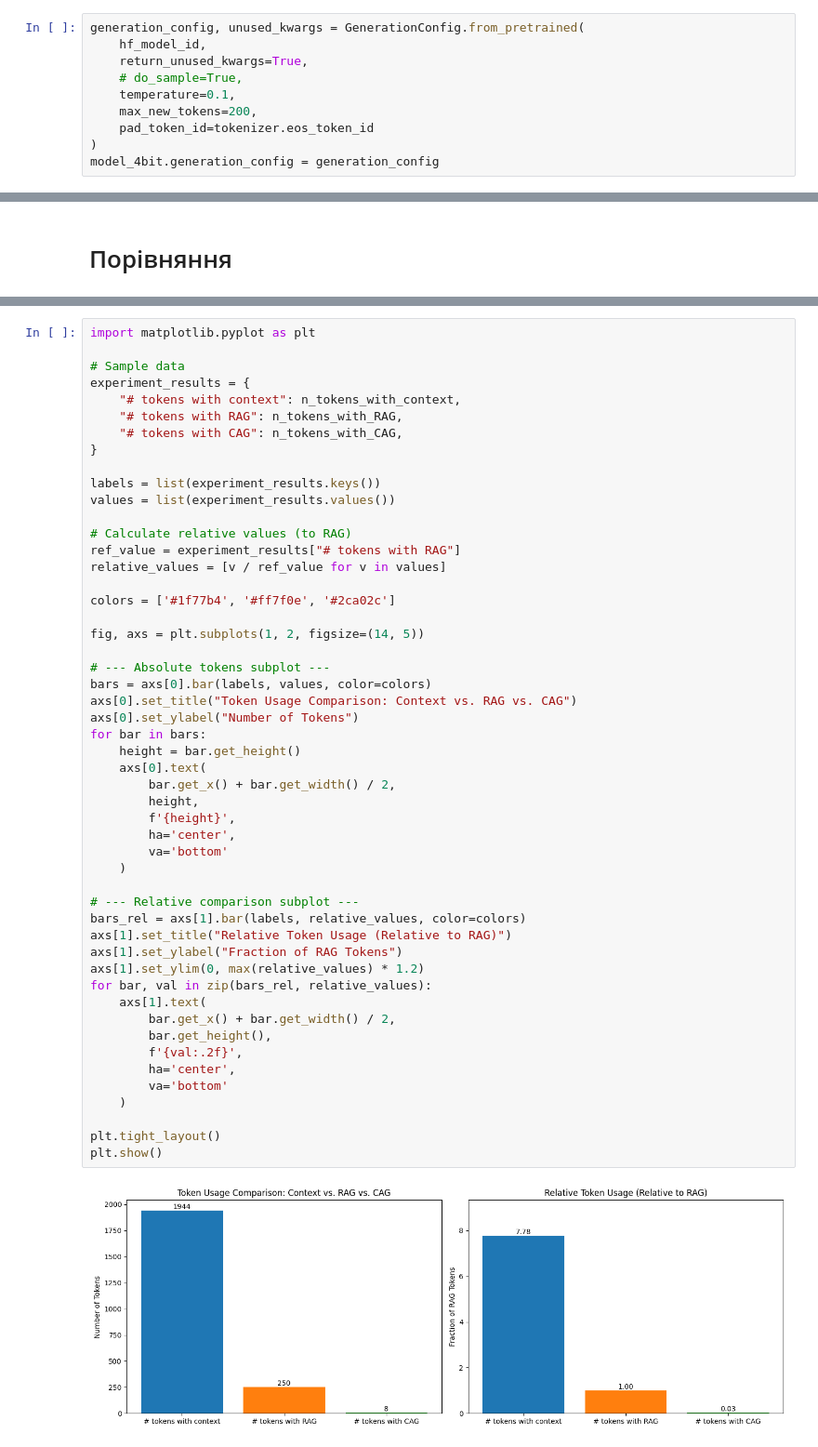
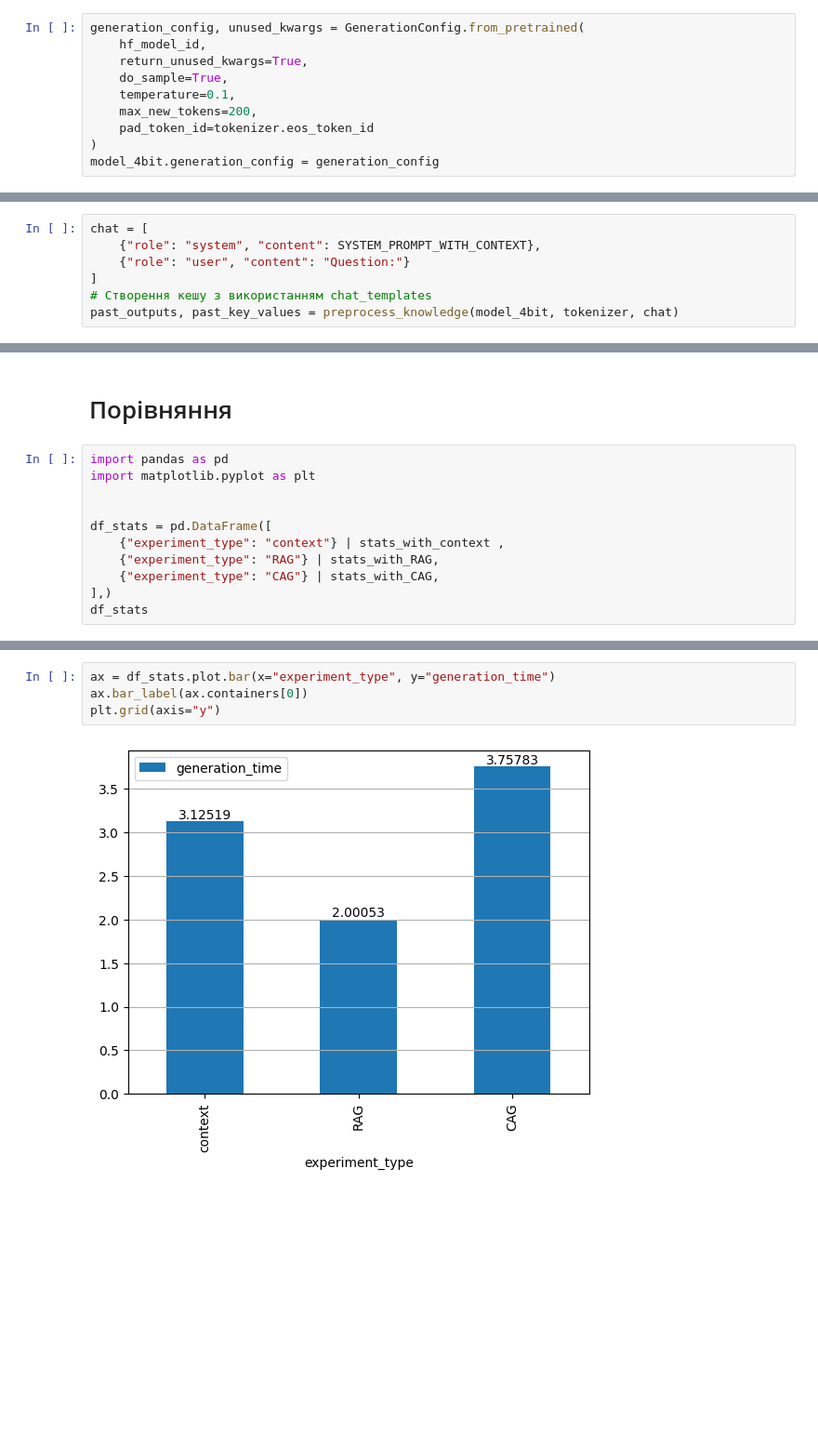
Before and after one commit to Alex2135/RAG_vs_CAG_analysis, a Jupyter notebook: RAG vs CAG with Llama3.1 8b model.ipynb, the cells around one changed output, grey strips where cells are left out. Shown at 93% size. Saved outputs shown, nothing was run; the diff lists cells and outputs as text; blank space fills up the shorter version.

```diff
--- a/RAG vs CAG with Llama3.1 8b model.ipynb
+++ b/RAG vs CAG with Llama3.1 8b model.ipynb
@@ -58,7 +61,7 @@ tokenizer = AutoTokenizer.from_pretrained(hf_model_id, device_map=device)
 generation_config, unused_kwargs = GenerationConfig.from_pretrained(
     hf_model_id,
     return_unused_kwargs=True,
-    # do_sample=True,
+    do_sample=True,
     temperature=0.1,
     max_new_tokens=200,
     pad_token_id=tokenizer.eos_token_id
@@ -481,0 +505,7 @@ print(generated_text)
+# %%
+chat = [
+    {"role": "system", "content": SYSTEM_PROMPT_WITH_CONTEXT},
+    {"role": "user", "content": "Question:"}
+]
+# Створення кешу з використанням chat_templates
+past_outputs, past_key_values = preprocess_knowledge(model_4bit, tokenizer, chat)
@@ -508,2 +556,13 @@ print(generated_text)
 # %% [markdown]
 # Порівняння
+# %%
+import pandas as pd
+import matplotlib.pyplot as plt
+
+
+df_stats = pd.DataFrame([
+    {"experiment_type": "context"} | stats_with_context ,
+    {"experiment_type": "RAG"} | stats_with_RAG,
+    {"experiment_type": "CAG"} | stats_with_CAG,
+],)
+df_stats
@@ -510,53 +574,6 @@ print(generated_text)
 # %%
-import matplotlib.pyplot as plt
-
-# Sample data
-experiment_results = {
-    "# tokens with context": n_tokens_with_context,
-    "# tokens with RAG": n_tokens_with_RAG,
-    "# tokens with CAG": n_tokens_with_CAG,
-}
-
-labels = list(experiment_results.keys())
-values = list(experiment_results.values())
-
-# Calculate relative values (to RAG)
-ref_value = experiment_results["# tokens with RAG"]
-relative_values = [v / ref_value for v in values]
-
-colors = ['#1f77b4', '#ff7f0e', '#2ca02c']
-
-fig, axs = plt.subplots(1, 2, figsize=(14, 5))
-
-# --- Absolute tokens subplot ---
-bars = axs[0].bar(labels, values, color=colors)
-axs[0].set_title("Token Usage Comparison: Context vs. RAG vs. CAG")
-axs[0].set_ylabel("Number of Tokens")
-for bar in bars:
-    height = bar.get_height()
-    axs[0].text(
-        bar.get_x() + bar.get_width() / 2,
-        height,
-        f'{height}',
-        ha='center',
-        va='bottom'
-    )
-
-# --- Relative comparison subplot ---
-bars_rel = axs[1].bar(labels, relative_values, color=colors)
-axs[1].set_title("Relative Token Usage (Relative to RAG)")
-axs[1].set_ylabel("Fraction of RAG Tokens")
-axs[1].set_ylim(0, max(relative_values) * 1.2)
-for bar, val in zip(bars_rel, relative_values):
-    axs[1].text(
-        bar.get_x() + bar.get_width() / 2,
-        bar.get_height(),
-        f'{val:.2f}',
-        ha='center',
-        va='bottom'
-    )
-
-plt.tight_layout()
-plt.show()
+ax = df_stats.plot.bar(x="experiment_type", y="generation_time")
+ax.bar_label(ax.containers[0])
+plt.grid(axis="y")
 # %% [output]
-[figure, old version]
+[figure, new version]
```
Also changed, not shown: parts of 15 cells of this notebook.
